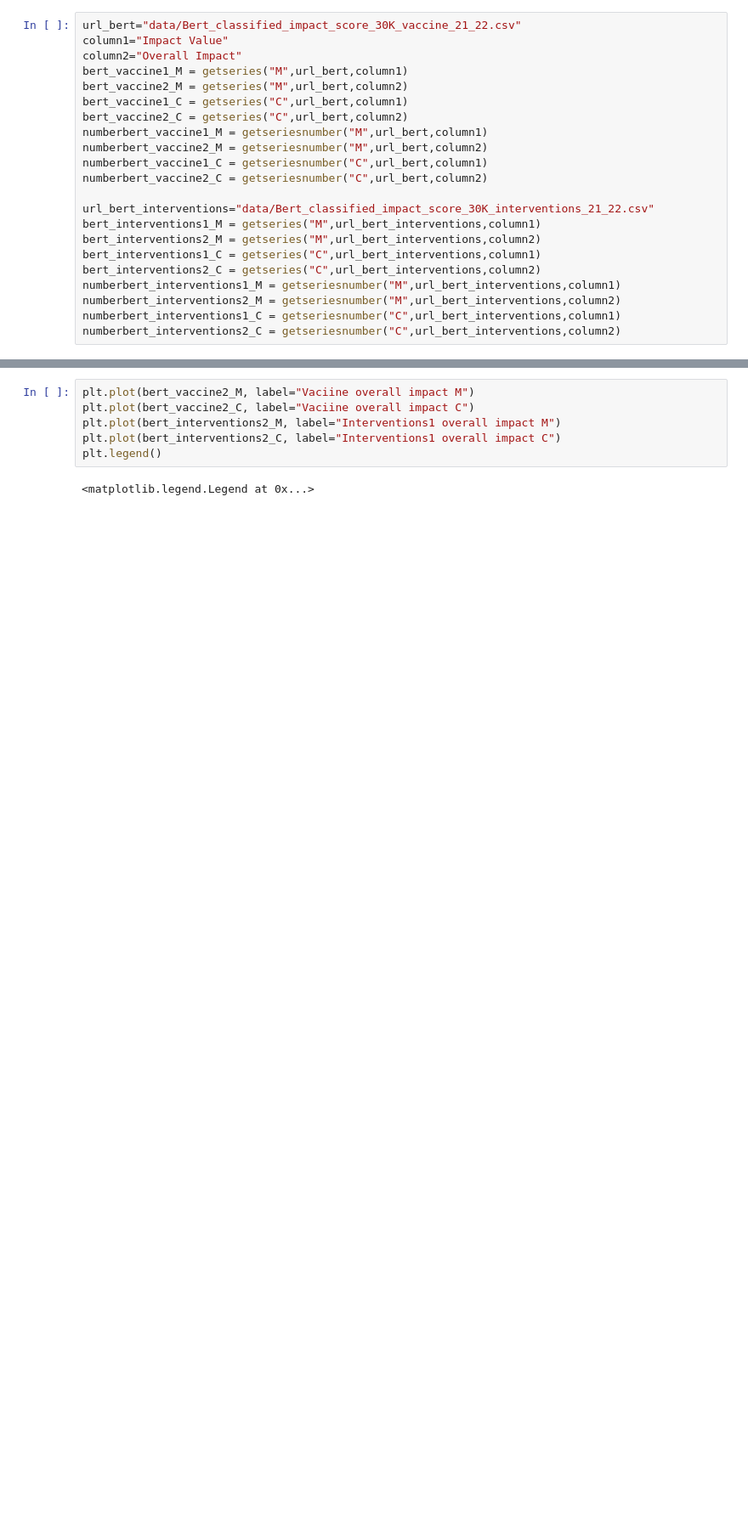
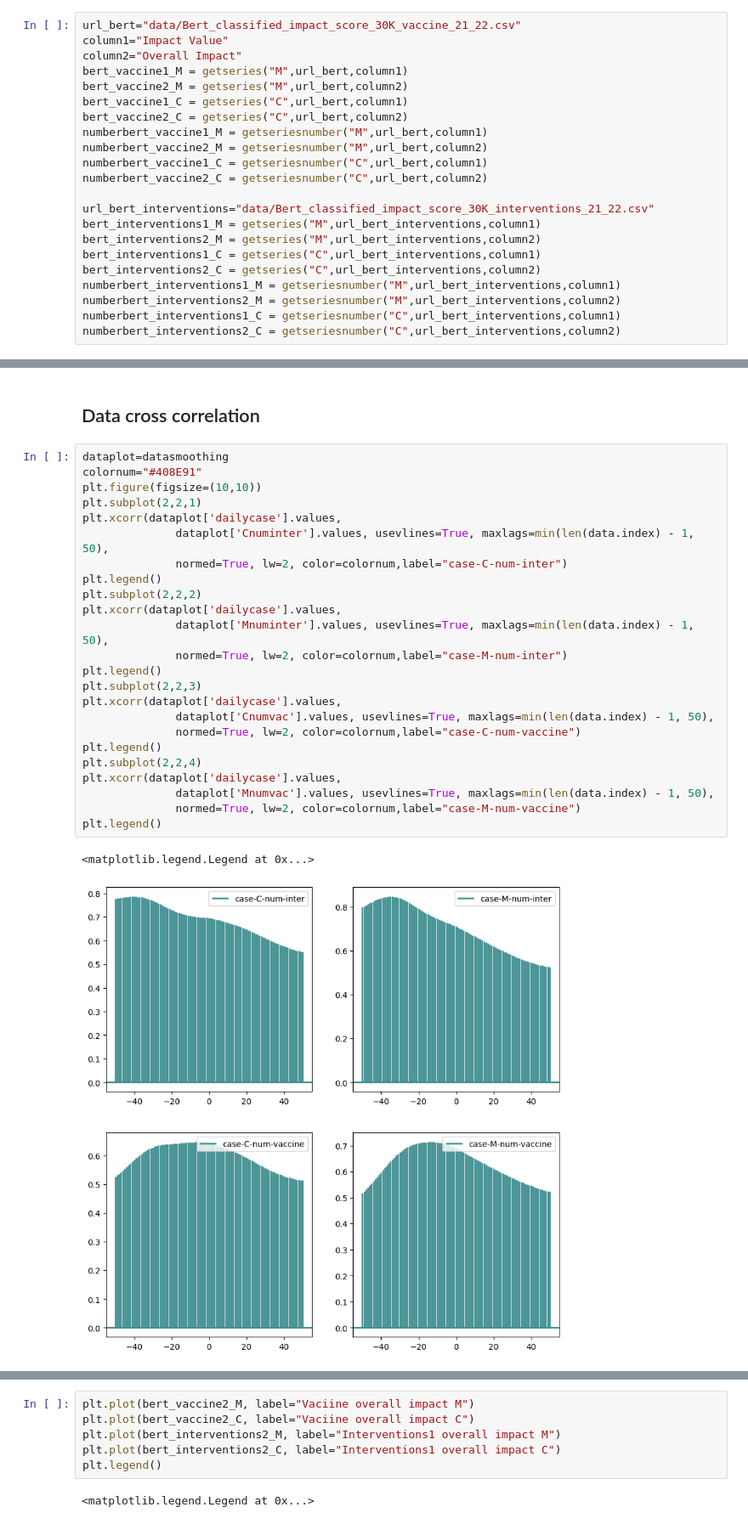
Before and after one commit to Song921012/CognitiveModel.jl, a Jupyter notebook: dataprocess.ipynb, the cells around one changed output, grey strips where cells are left out. Shown at 85% size. Cells and saved outputs as stored; diff of their text form; blank space fills up the shorter version.

```diff
--- a/dataprocess.ipynb
+++ b/dataprocess.ipynb
@@ -62,0 +194,29 @@ numberbert_interventions2_C = getseriesnumber("C",url_bert_interventions,column2
+# %% [markdown]
+## Data cross correlation
+# %%
+dataplot=datasmoothing
+colornum="#408E91"
+plt.figure(figsize=(10,10))
+plt.subplot(2,2,1)
+plt.xcorr(dataplot['dailycase'].values,
+              dataplot['Cnuminter'].values, usevlines=True, maxlags=min(len(data.index) - 1, 50),
+              normed=True, lw=2, color=colornum,label="case-C-num-inter")
+plt.legend()
+plt.subplot(2,2,2)
+plt.xcorr(dataplot['dailycase'].values,
+              dataplot['Mnuminter'].values, usevlines=True, maxlags=min(len(data.index) - 1, 50),
+              normed=True, lw=2, color=colornum,label="case-M-num-inter")
+plt.legend()
+plt.subplot(2,2,3)
+plt.xcorr(dataplot['dailycase'].values,
+              dataplot['Cnumvac'].values, usevlines=True, maxlags=min(len(data.index) - 1, 50),
+              normed=True, lw=2, color=colornum,label="case-C-num-vaccine")
+plt.legend()
+plt.subplot(2,2,4)
+plt.xcorr(dataplot['dailycase'].values,
+              dataplot['Mnumvac'].values, usevlines=True, maxlags=min(len(data.index) - 1, 50),
+              normed=True, lw=2, color=colornum,label="case-M-num-vaccine")
+plt.legend()
+# %% [output]
+<matplotlib.legend.Legend at 0x...>
+[figure, added]
```
Also changed, not shown: parts of 14 cells of this notebook, 4 other files.
